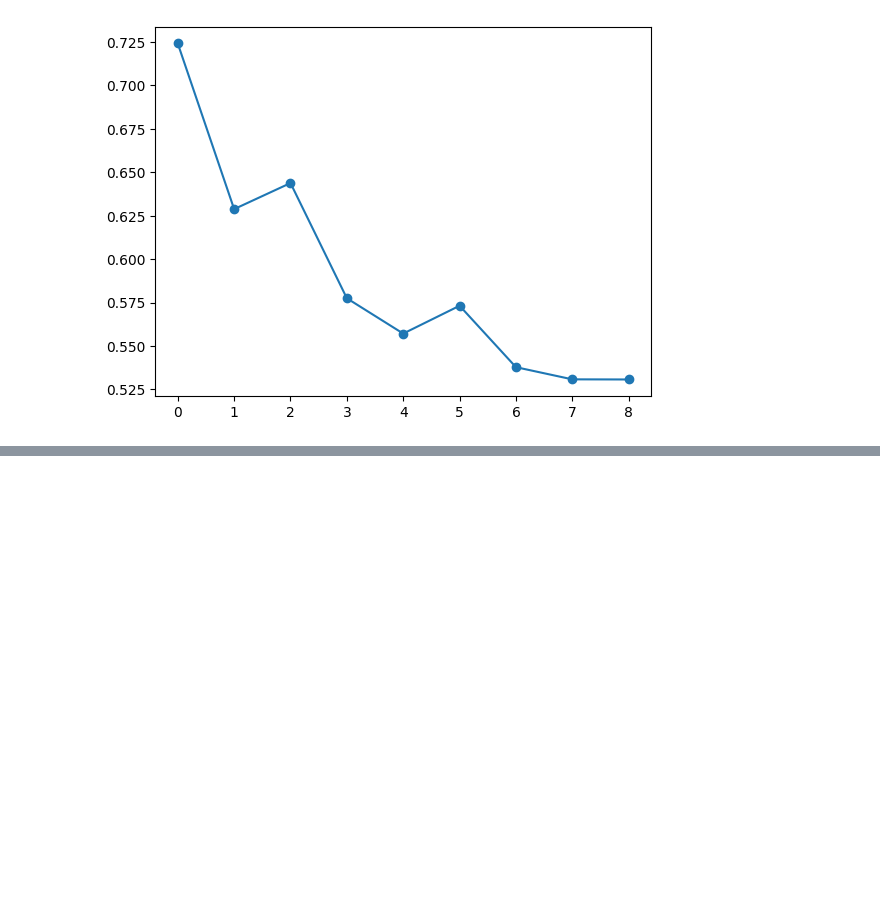
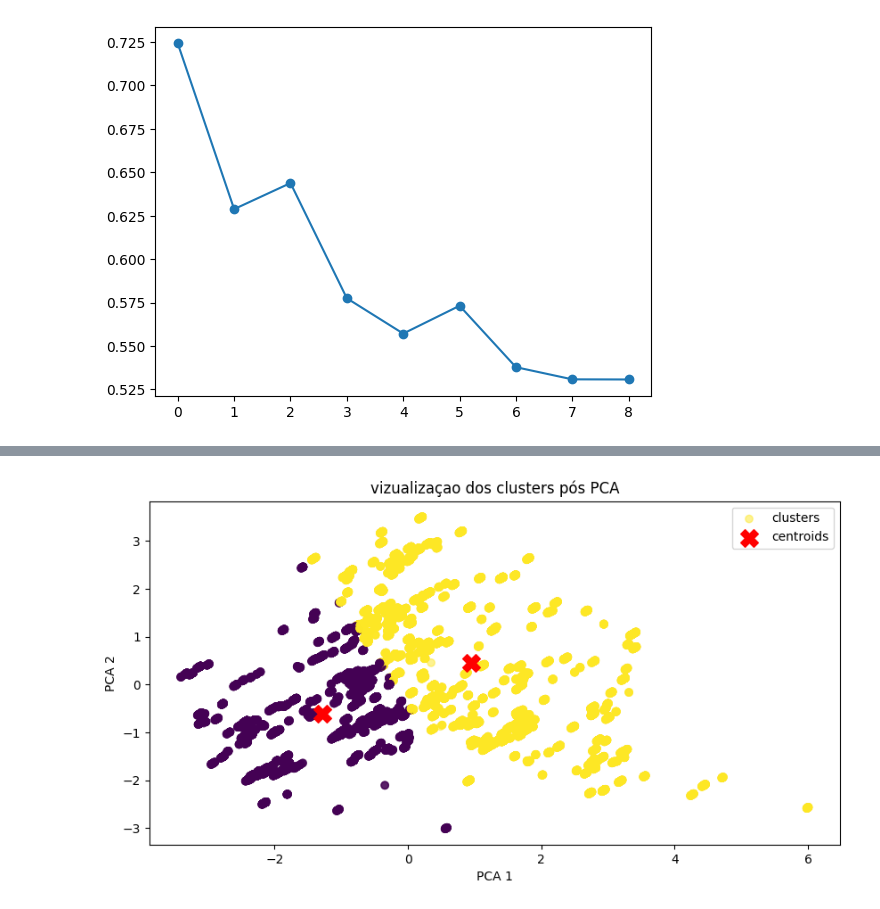
Before and after one commit to WesleySouza13/Projeto-Risco-de-Cr-dito-, a Jupyter notebook: notebooks/notebook.ipynb, the cells around one changed output, grey strips where cells are left out. Drawn from its saved outputs; the diff is of its cells as text; code cells hidden in the pictures; blank space fills up the shorter version.

```diff
--- a/notebooks/notebook.ipynb
+++ b/notebooks/notebook.ipynb
@@ -346,0 +428,5 @@ plt.plot(sil_score, marker='o')
+# %%
+#escalando os dados
+scaler = StandardScaler()
+x_cluster_num_scaled = scaler.fit_transform(x_cluster_num)
+x_cluster_num_scaled
@@ -346,0 +447,5 @@ plt.plot(sil_score, marker='o')
+# %%
+#utilizando o PCA
+pca = PCA(n_components=2)
+x_cluster_num_pca = pca.fit_transform(x_cluster_num_scaled)
+x_cluster_num_pca
@@ -346,0 +460,14 @@ plt.plot(sil_score, marker='o')
+# %%
+y_pca_kmeans = KMeans(n_clusters=2, random_state=0).fit(x_cluster_num_pca)
+# %%
+#vizualizando clusters pós PCA
+plt.figure(figsize=(10,5))
+plt.title('vizualizaçao dos clusters pós PCA')
+plt.scatter(x_cluster_num_pca[:,0], x_cluster_num_pca[:,1], c=y_pca_kmeans.labels_, alpha=0.5, label='clusters')
+plt.scatter(y_pca_kmeans.cluster_centers_[:,0], y_pca_kmeans.cluster_centers_[:,1], s=200, c='red', marker='X', label='centroids')
+plt.xlabel('PCA 1')
+plt.ylabel('PCA 2')
+plt.legend()
+plt.show()
+# %% [output]
+[figure, added]
```
Also changed, not shown: parts of 42 cells of this notebook.
